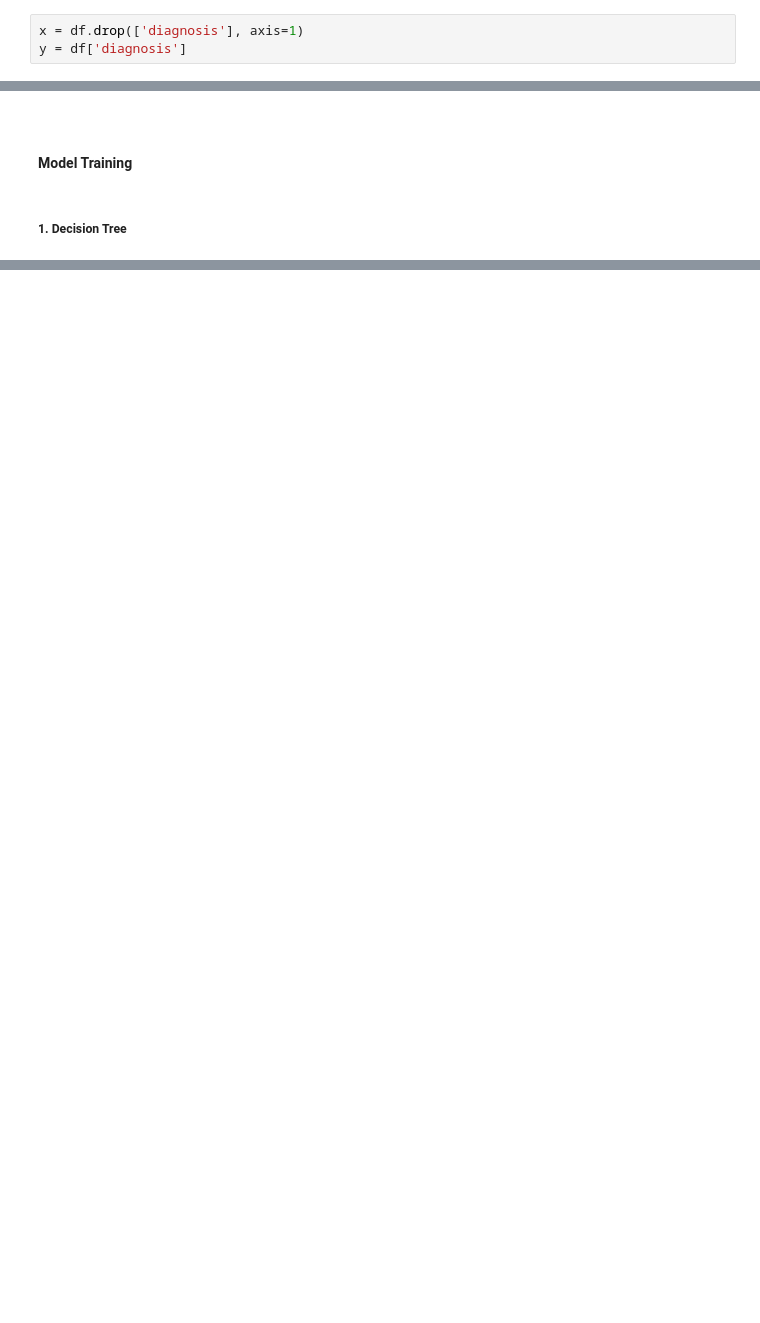
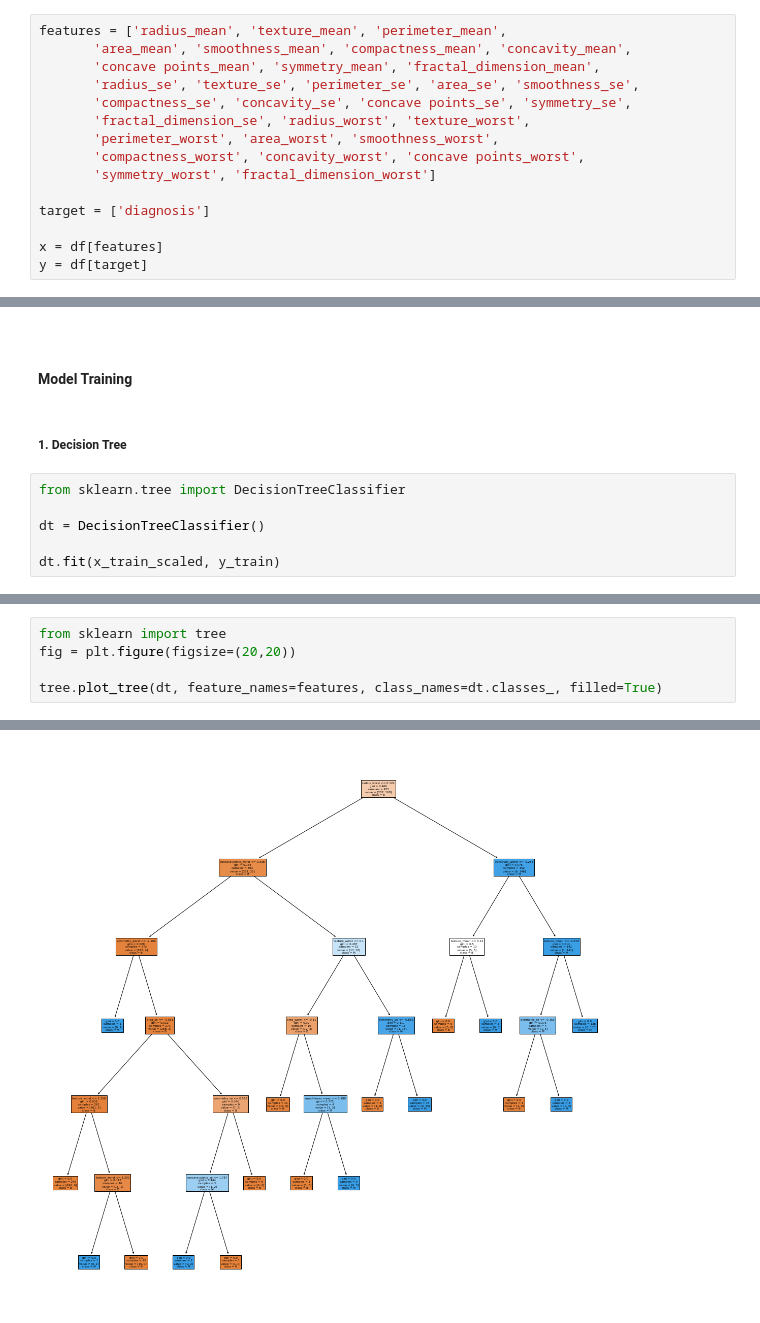
Before and after one commit to swarajpande4/DataScience-ClassProject, a Jupyter notebook: main.ipynb, the cells around one changed output, grey strips where cells are left out. Drawn from its saved outputs; the diff is of its cells as text; blank space fills up the shorter version.

Commit message:
Added the decisiontree classifier

```diff
--- a/main.ipynb
+++ b/main.ipynb
@@ -142,5 +142,17 @@ g = sns.pairplot(df[worst_col], hue='diagnosis')
 
 #### Feature Selection and Scaling
 # %%
-x = df.drop(['diagnosis'], axis=1)
-y = df['diagnosis']
+features = ['radius_mean', 'texture_mean', 'perimeter_mean',
+       'area_mean', 'smoothness_mean', 'compactness_mean', 'concavity_mean',
+       'concave points_mean', 'symmetry_mean', 'fractal_dimension_mean',
+       'radius_se', 'texture_se', 'perimeter_se', 'area_se', 'smoothness_se',
+       'compactness_se', 'concavity_se', 'concave points_se', 'symmetry_se',
+       'fractal_dimension_se', 'radius_worst', 'texture_worst',
+       'perimeter_worst', 'area_worst', 'smoothness_worst',
+       'compactness_worst', 'concavity_worst', 'concave points_worst',
+       'symmetry_worst', 'fractal_dimension_worst']
+
+target = ['diagnosis']
+
+x = df[features]
+y = df[target]
@@ -168,3 +199,9 @@ x_test.shape, y_test.shape
 #### Model Training
 # %% [markdown]
 ##### 1. Decision Tree
+# %%
+from sklearn.tree import DecisionTreeClassifier
+
+dt = DecisionTreeClassifier()
+
+dt.fit(x_train_scaled, y_train)
@@ -170,0 +226,6 @@ x_test.shape, y_test.shape
+# %%
+from sklearn import tree
+fig = plt.figure(figsize=(20,20))
+
+tree.plot_tree(dt, feature_names=features, class_names=dt.classes_, filled=True)
+# %% [output]
@@ -170,0 +249 @@ x_test.shape, y_test.shape
+[figure, added]
```
Also changed, not shown: parts of 7 cells of this notebook.
